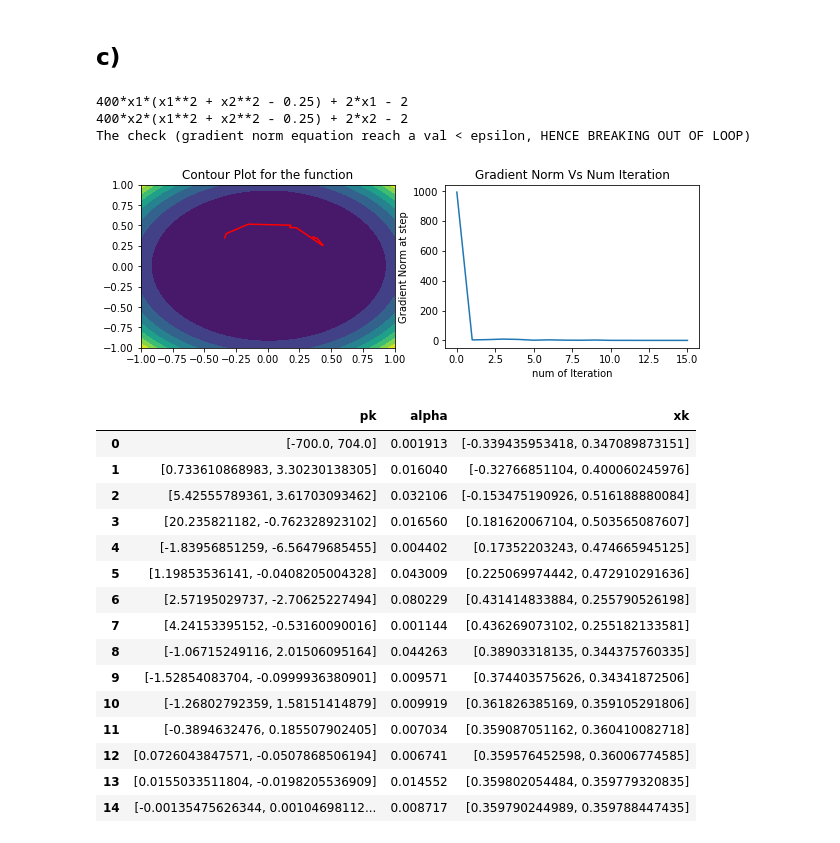
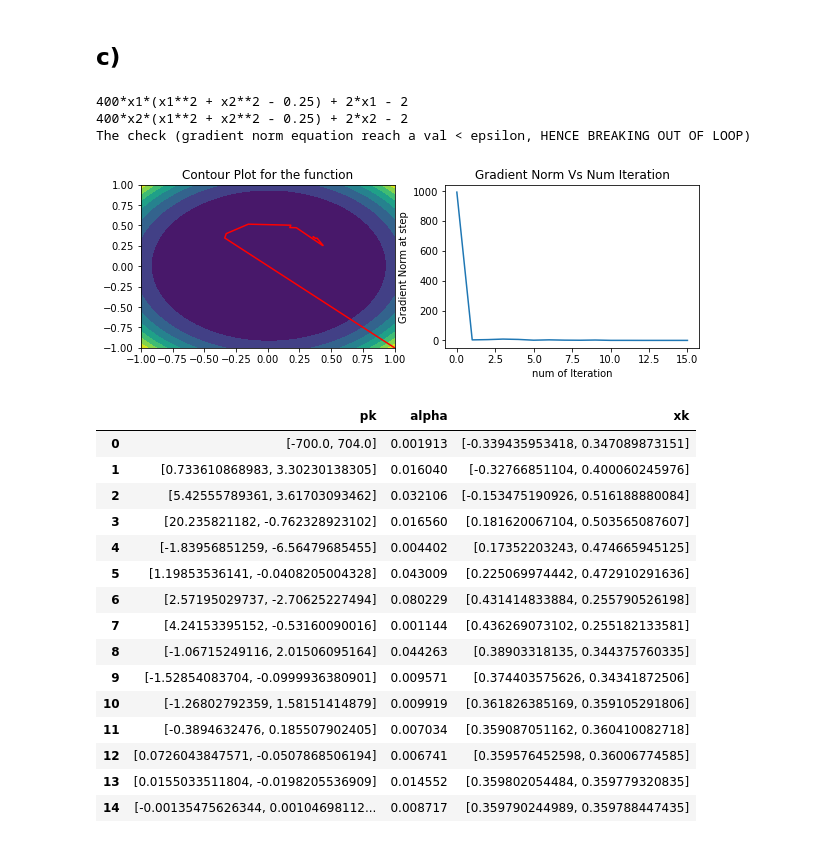
Before and after one commit to Sardhendu/Optimization, a Jupyter notebook: BFGS.ipynb, the cells around one changed output. Saved outputs shown, nothing was run; the diff lists cells and outputs as text; code cells hidden in the pictures.

```diff
--- a/BFGS.ipynb
+++ b/BFGS.ipynb
@@ -639,35 +639,35 @@ x2 = Symbol('x2')
 f = (x1-1)**2 + (x2-1)**2 + 100*(x1**2 + x2**2 -0.25)**2
 deriv_1 = np.array([f.diff(x1), f.diff(x2)])
 print(deriv_1[0])
 print(deriv_1[1])
 Bk = np.eye(2)
 # Initialize Xk
 xk = np.array([1,-1], dtype='float32')
 
 fx_array, gradientNorm_arr, pk_arr, alpha_arr, xk1_arr = iterateNonQuadratic(f, xk, deriv_1, Bk,
                                                  function5c, objective5c,
                                                  numFeature=2, numSteps=300, should_print=50)
 
 
 outData = pd.DataFrame(columns=["pk","alpha","xk"])
 outData["pk"] = pk_arr
 outData["alpha"] = alpha_arr
 outData["xk"] = xk1_arr
 
 ###########  Plot  ###########
-x1_x2 = np.asarray(xk1_arr)
+x1_x2 = np.vstack(([1,-1], np.asarray(xk1_arr)))
 u = np.linspace(-1,1,5000)
 x1,x2 = np.meshgrid(u,u)
 z = (x1-1)**2 + (x2-1)**2 + 100*(x1**2 + x2**2 -0.25)**2
 plot([dict(x1=x1, x2=x2, z=z, sol_x1=x1_x2[:,0], sol_x2=x1_x2[:,1]), dict(gradientNorm = gradientNorm_arr)], contour=True)
 
 
 outData
 # %% [output]
 400*x1*(x1**2 + x2**2 - 0.25) + 2*x1 - 2
 400*x2*(x1**2 + x2**2 - 0.25) + 2*x2 - 2
 The check (gradient norm equation reach a val < epsilon, HENCE BREAKING OUT OF LOOP)
-[figure, old version]
+[figure, new version]
 |  | pk | alpha | xk |
 | 0 | [-700.0, 704.0] | 0.001913 | [-0.339435953418, 0.347089873151] |
 | 1 | [0.733610868983, 3.30230138305] | 0.016040 | [-0.32766851104, 0.400060245976] |
```
Also changed, not shown: parts of 5 cells of this notebook, 1 other file.
